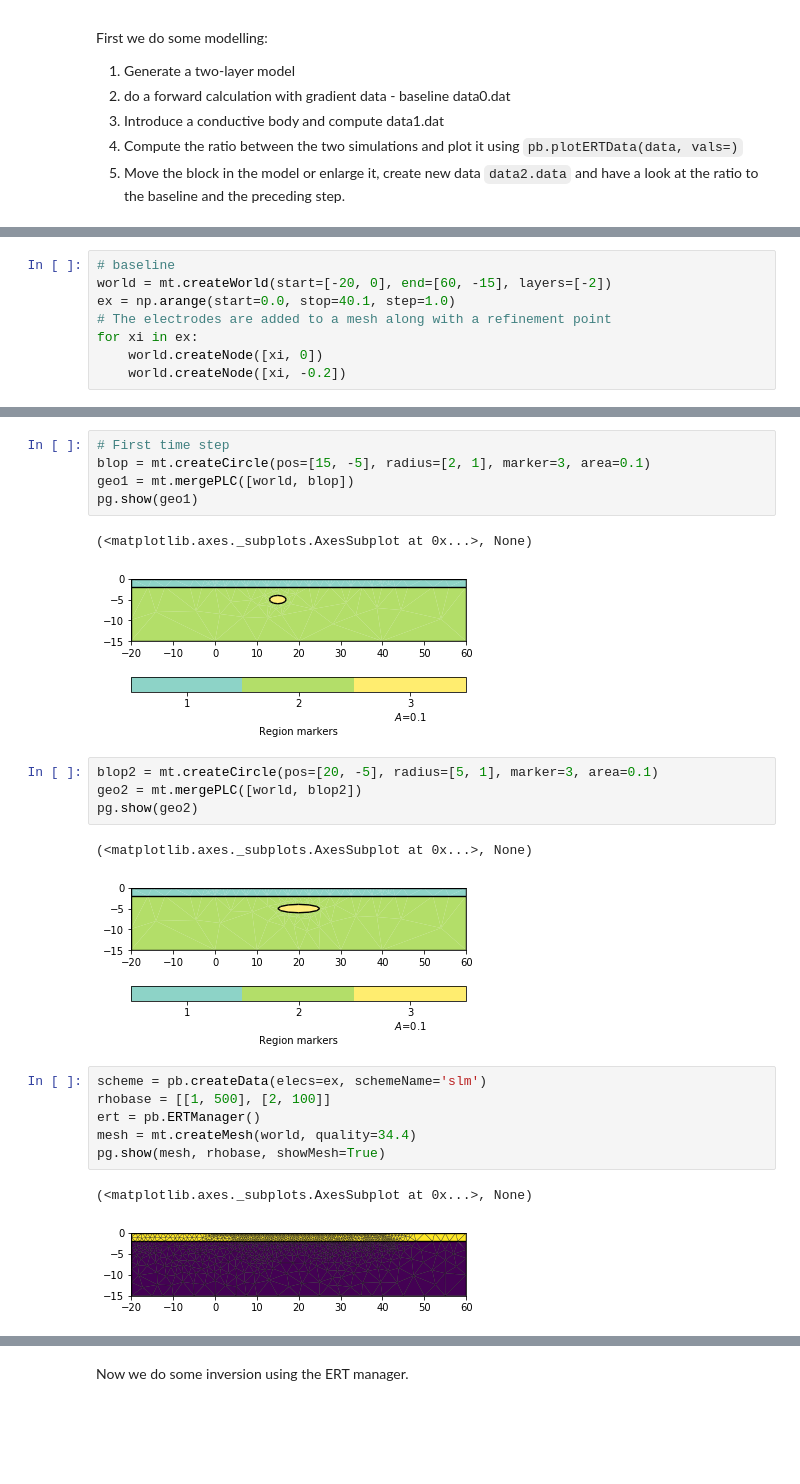
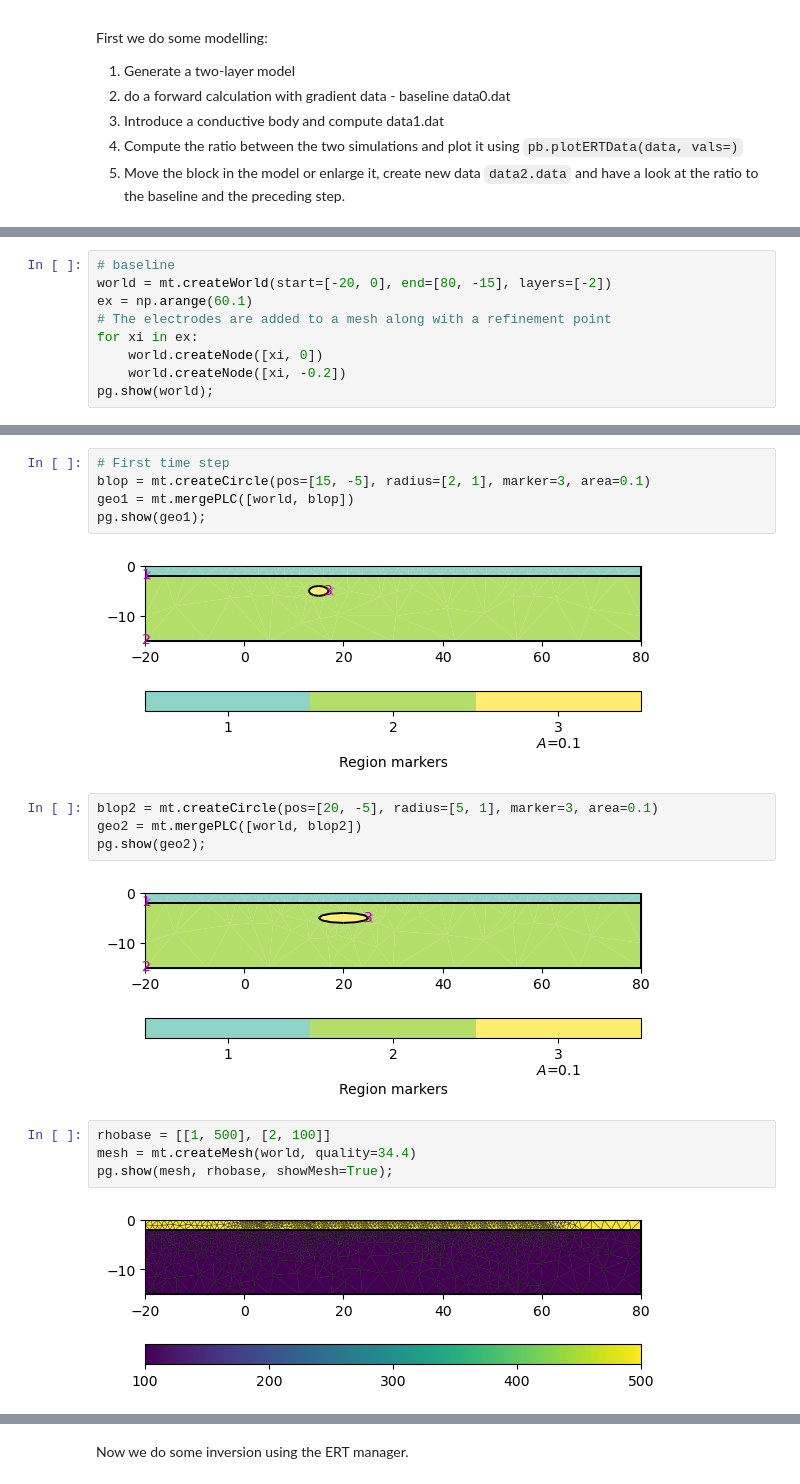
Before and after one commit to gimli-org/notebooks, a Jupyter notebook: ERT/timelapse/Timelapse ERT.ipynb, the cells around one changed output, grey strips where cells are left out. Saved outputs shown, nothing was run; the diff lists cells and outputs as text; blank space fills up the shorter version.

```diff
--- a/ERT/timelapse/Timelapse ERT.ipynb
+++ b/ERT/timelapse/Timelapse ERT.ipynb
@@ -18,8 +18,9 @@ import pybert as pb
 # %%
 # baseline
-world = mt.createWorld(start=[-20, 0], end=[60, -15], layers=[-2])
-ex = np.arange(start=0.0, stop=40.1, step=1.0)
+world = mt.createWorld(start=[-20, 0], end=[80, -15], layers=[-2])
+ex = np.arange(60.1)
 # The electrodes are added to a mesh along with a refinement point
 for xi in ex:
     world.createNode([xi, 0])
     world.createNode([xi, -0.2])
+pg.show(world);
@@ -27,23 +30,18 @@ for xi in ex:
 # First time step
 blop = mt.createCircle(pos=[15, -5], radius=[2, 1], marker=3, area=0.1)
 geo1 = mt.mergePLC([world, blop])
-pg.show(geo1)
+pg.show(geo1);
 # %% [output]
-(<matplotlib.axes._subplots.AxesSubplot at 0x...>, None)
-[figure, old version]
+[figure, new version]
 # %%
 blop2 = mt.createCircle(pos=[20, -5], radius=[5, 1], marker=3, area=0.1)
 geo2 = mt.mergePLC([world, blop2])
-pg.show(geo2)
+pg.show(geo2);
 # %% [output]
-(<matplotlib.axes._subplots.AxesSubplot at 0x...>, None)
-[figure, old version]
+[figure, new version]
 # %%
-scheme = pb.createData(elecs=ex, schemeName='slm')
 rhobase = [[1, 500], [2, 100]]
-ert = pb.ERTManager()
 mesh = mt.createMesh(world, quality=34.4)
-pg.show(mesh, rhobase, showMesh=True)
+pg.show(mesh, rhobase, showMesh=True);
 # %% [output]
-(<matplotlib.axes._subplots.AxesSubplot at 0x...>, None)
-[figure, old version]
+[figure, new version]
```
Also changed, not shown: parts of 34 cells of this notebook, 3 other files.
